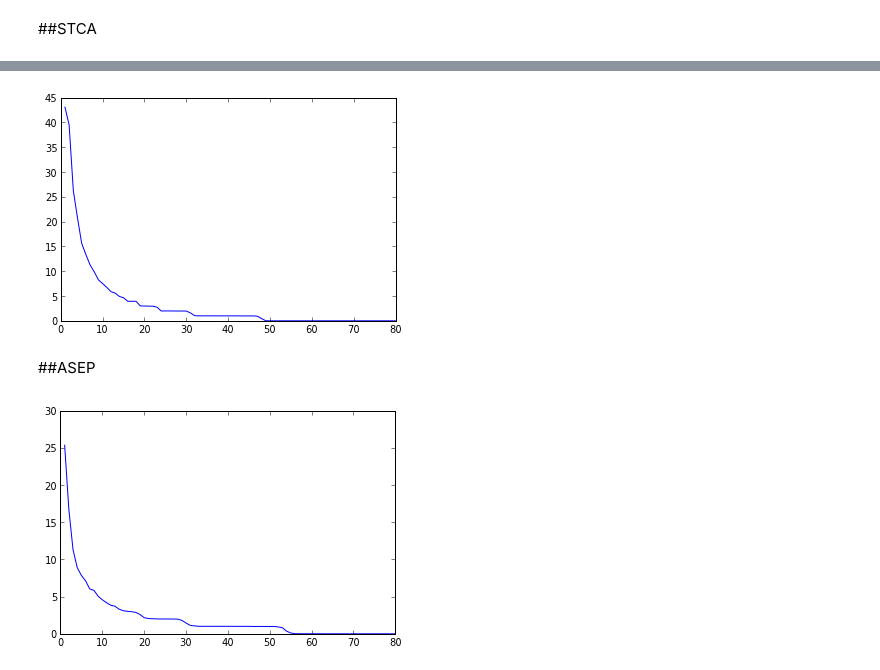
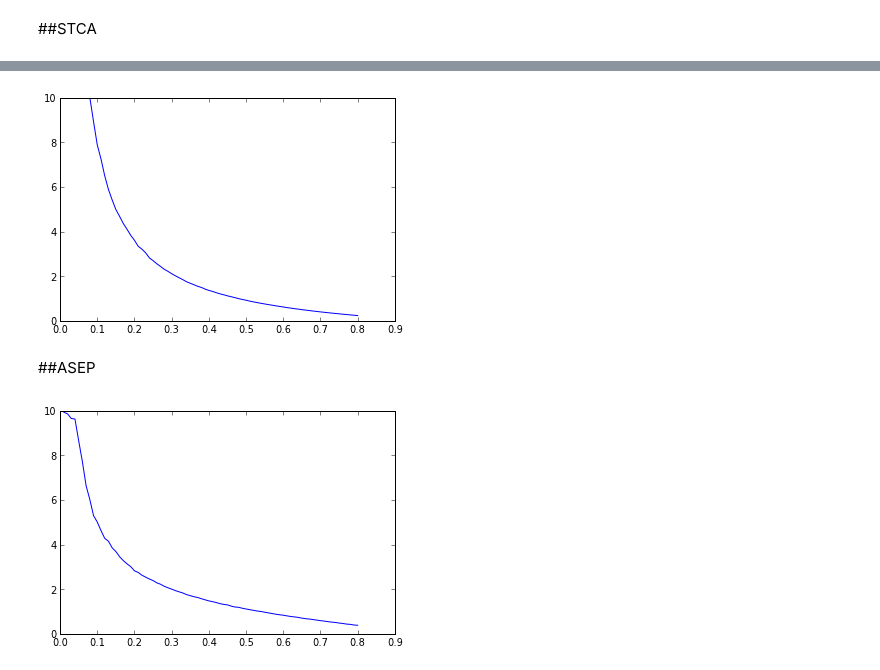
Before and after one commit to npilgram/PHYS202-S13, a Jupyter notebook: Project/Project2.ipynb, the cells around one changed output, grey strips where cells are left out. Saved outputs shown, nothing was run; the diff lists cells and outputs as text; code cells hidden in the pictures.

```diff
--- a/Project/Project2.ipynb
+++ b/Project/Project2.ipynb
@@ -186,29 +240,22 @@ def traffic(model,L,c,v_max,p,N):
     """Returns the average velocity and average position of c cars on a lenghth L road with max velocity v_max and
     slowdown probability p for N time steps accoding to the model STCA or ASEP rulset."""
     r=cars(c,L,v_max)
+    #print r
     if model=='STCA':
-        v_ave=np.zeros(N)
-        pos_ave=np.zeros(N)
+        v_ave=np.zeros(N, dtype=float)
+        pos_ave=np.zeros(N, dtype=float)
         for h in range(N):
             r=STCA(r,L,c,v_max,p)
-            v=0
-            pos=0
-            for j in range(c):
-                v = v + r[1][j]
-                pos = pos + r[0][j]
-            v_ave[h]=(v/c)
-            pos_ave[h]=(pos/c)
+            #print r
+            v_ave[h]=np.sum(r[1],dtype=float)/len(r[1])
+            pos_ave[h]=np.sum(r[0],dtype=float)/len(r[0])
+            #print v_ave[h], pos_ave[h]
         return v_ave, pos_ave
     if model=='ASEP':
-        v_ave=np.zeros(N)
-        pos_ave=np.zeros(N)
+        v_ave=np.zeros(N,dtype=float)
+        pos_ave=np.zeros(N,dtype=float)
         for h in range(N):
             r=ASEP(r,L,c,v_max)
-            v=0
-            pos=0
-            for j in range(c):
-                v = v + r[1][j]
-                pos = pos + r[0][j]
-            v_ave[h]=(v/c)
-            pos_ave[h]=(pos/c)
+            v_ave[h]=np.sum(r[1],dtype=float)/len(r[1])
+            pos_ave[h]=np.sum(r[0],dtype=float)/len(r[0])
         return v_ave, pos_ave
@@ -258,10 +318,9 @@ Average Velocity vs Density Plot
 # %% [markdown]
 ##STCA
 # %%
-d1 = arange(1,81)
+d1 = arange(0.01,0.81,0.01)
 
-vave_ave1 = np.zeros(len(d))
+vave_ave1 = np.zeros(len(d1))
 for i in range(10,810,10):
     vave1 = traffic('STCA',1000,i,50,0.05,150)[0]
     vave_ave1[i/10.-1] = np.sum(vave1)/len(vave1)
-print vave_ave1
@@ -289,8 +327,9 @@ print vave_ave1
 # %%
 plot(d1,vave_ave1)
+ylim(0,10)
 show()
 # %% [output]
-[figure, old version]
+[figure, new version]
 # %% [markdown]
 ##ASEP
 # %%
@@ -302,6 +341,7 @@ for i in range(10,810,10):
     vave_ave2[i/10.-1] = np.sum(vave2)/len(vave2)
 # %%
 plot(d2,vave_ave2)
+ylim(0,10)
 show()
 # %% [output]
-[figure, old version]
+[figure, new version]
```
Also changed, not shown: parts of 28 cells of this notebook.
